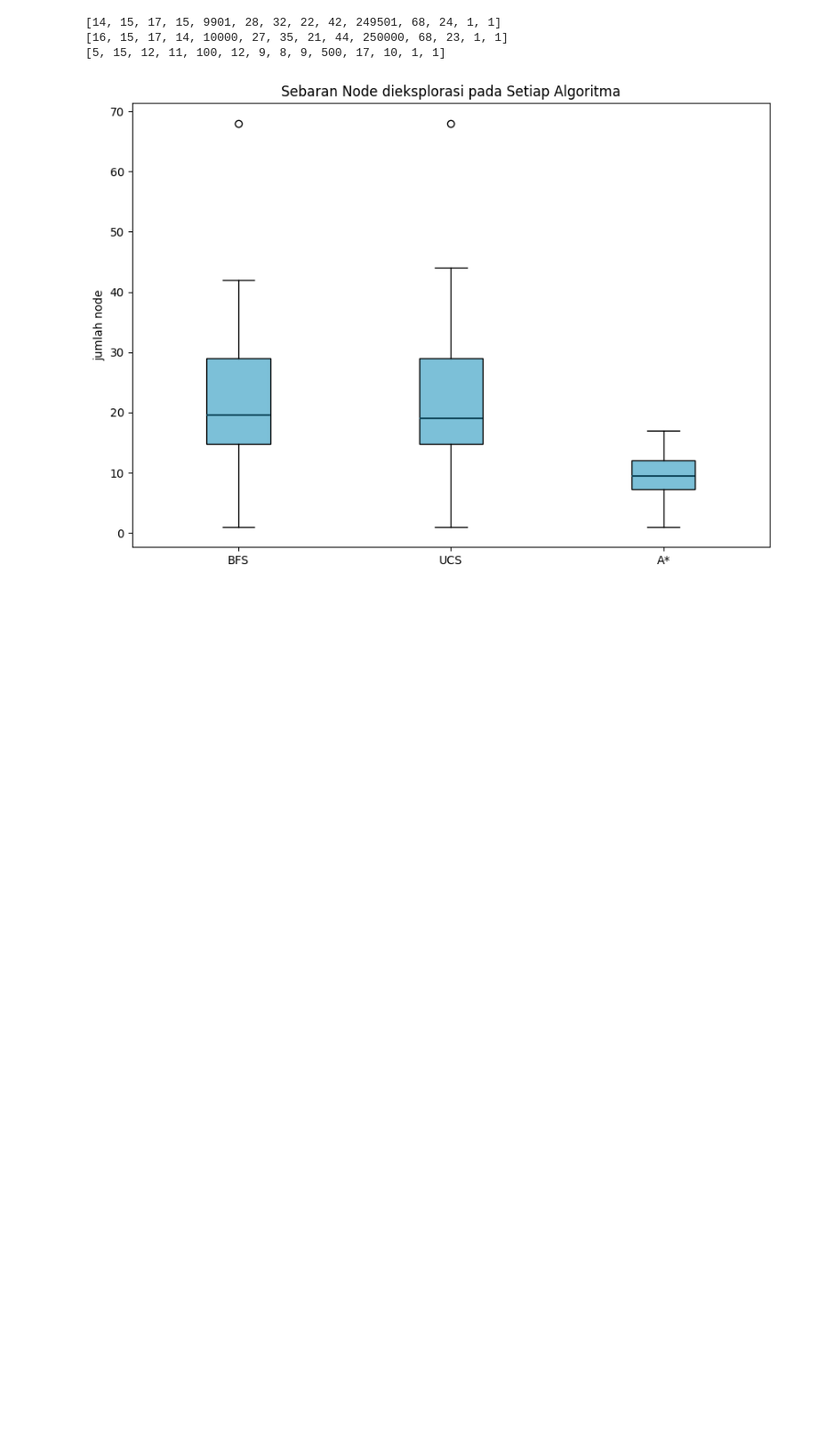
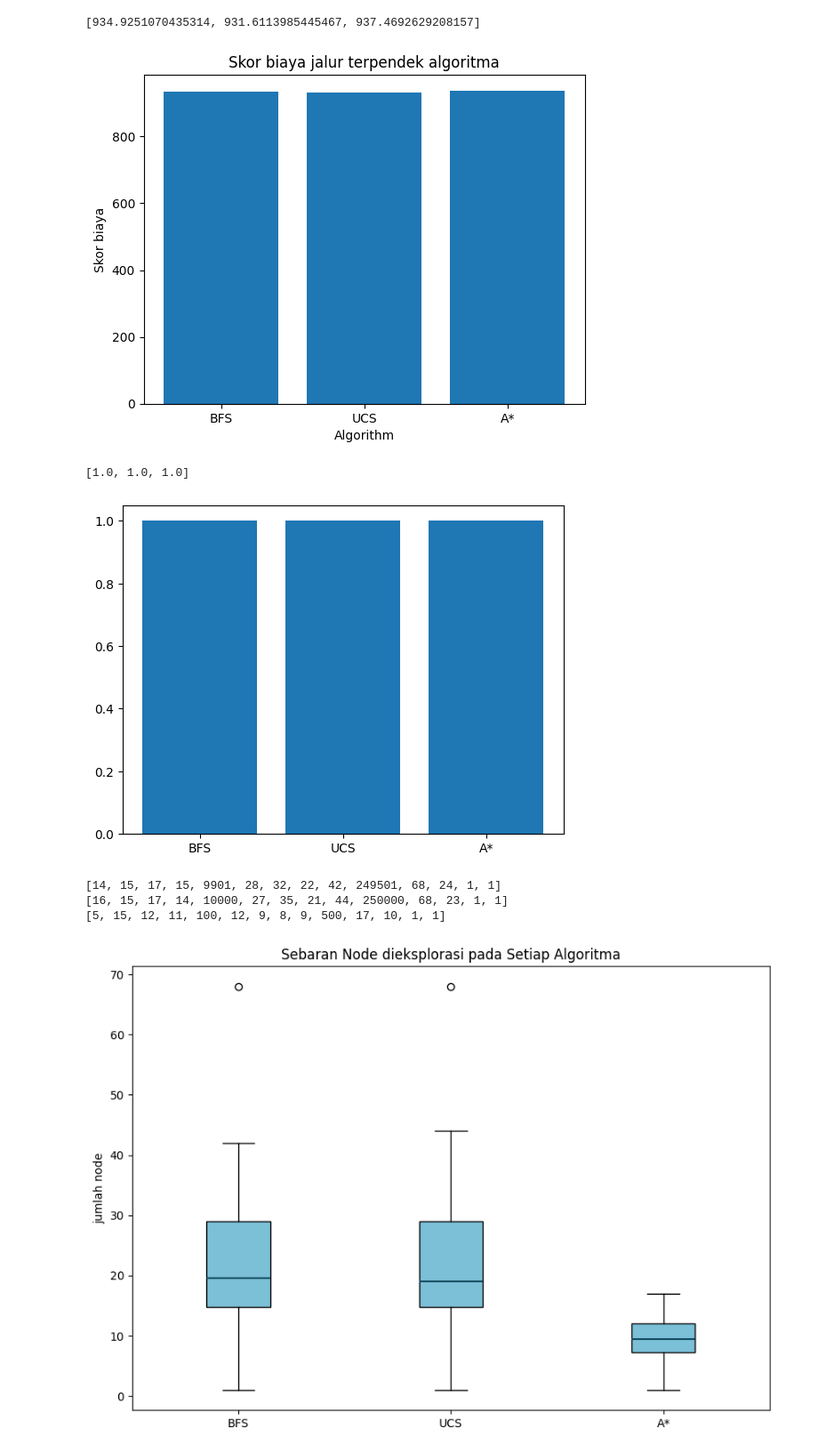
Before and after one commit to walidan-nadilaw/Grid-World-Search-AI, a Jupyter notebook: source/visualize.ipynb, the cells around one changed output. Shown at 89% size. Saved outputs shown, nothing was run; the diff lists cells and outputs as text; code cells hidden in the pictures; blank space fills up the shorter version.

Commit message:
feat: add proto alt for path score

```diff
--- a/source/visualize.ipynb
+++ b/source/visualize.ipynb
@@ -150,3 +150,41 @@ plt.show()
+# %%
+import math
+
+databfs = bfs_cost.copy()
+dataUCS = UCS_cost.copy()
+dataAstar = Astar_cost.copy()
+
+def sigmoid(x):
+    return 1.0 / (1.0 + math.exp(-x))
+
+
+bfs_score = sum(databfs)
+UCS_score = sum(dataUCS)
+Astar_score = sum(dataAstar)
+
+algo = ['BFS', 'UCS', 'A*']
+score = [bfs_score, UCS_score, Astar_score]
+print(score)
+
+plt.bar(algo, score)
+plt.title('Skor biaya jalur terpendek algoritma')
+plt.xlabel('Algorithm')
+plt.ylabel('Skor biaya')
+plt.show()
+
+bfs_score = sigmoid(bfs_score)
+UCS_score = sigmoid(UCS_score)
+Astar_score = sigmoid(Astar_score)
+
+score = [bfs_score, UCS_score, Astar_score]
+print(score)
+plt.bar(algo, score)
+plt.show()
+# %% [output]
+[934.9251070435314, 931.6113985445467, 937.4692629208157]
+[figure, added]
+[1.0, 1.0, 1.0]
+[figure, added]
 # %%
 #explored
 databfs = bfs_explored.copy()
```
Also changed, not shown: parts of 2 cells of this notebook.
